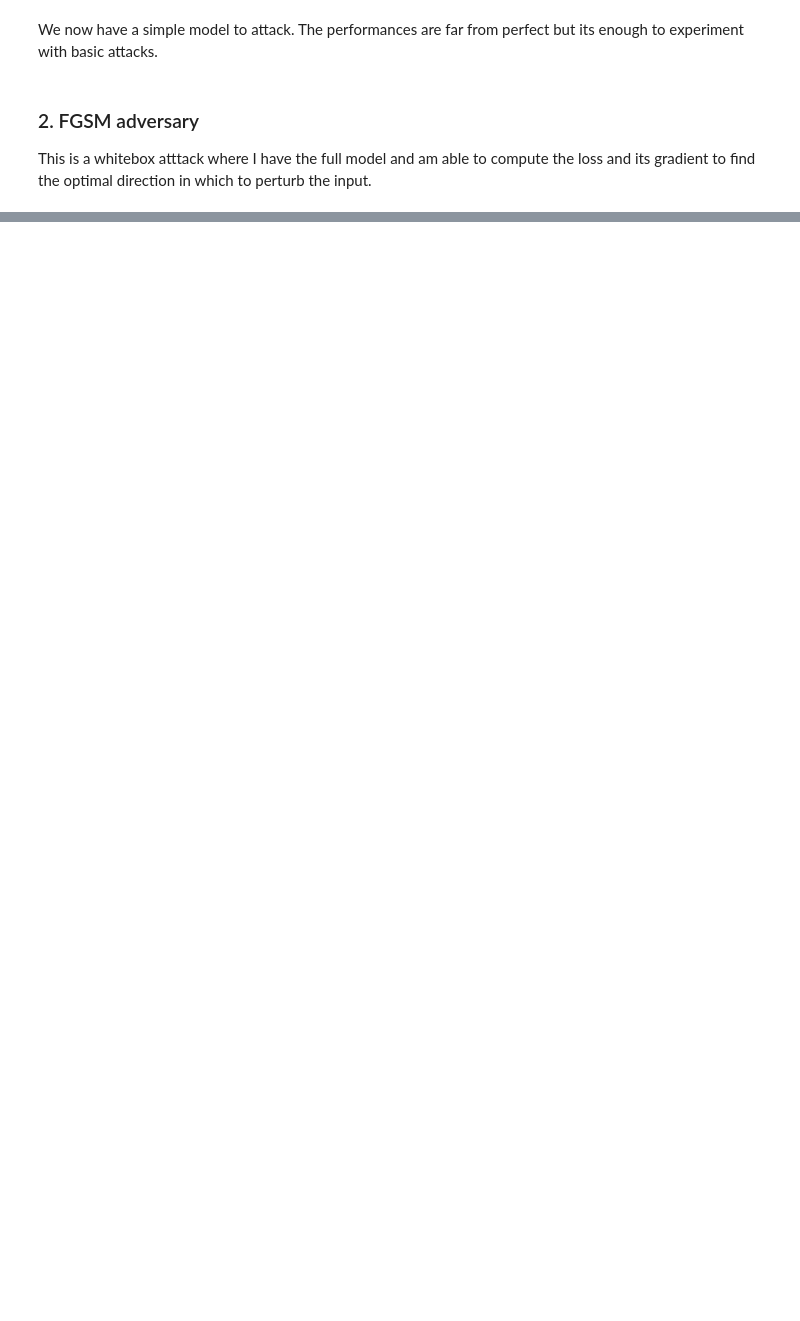
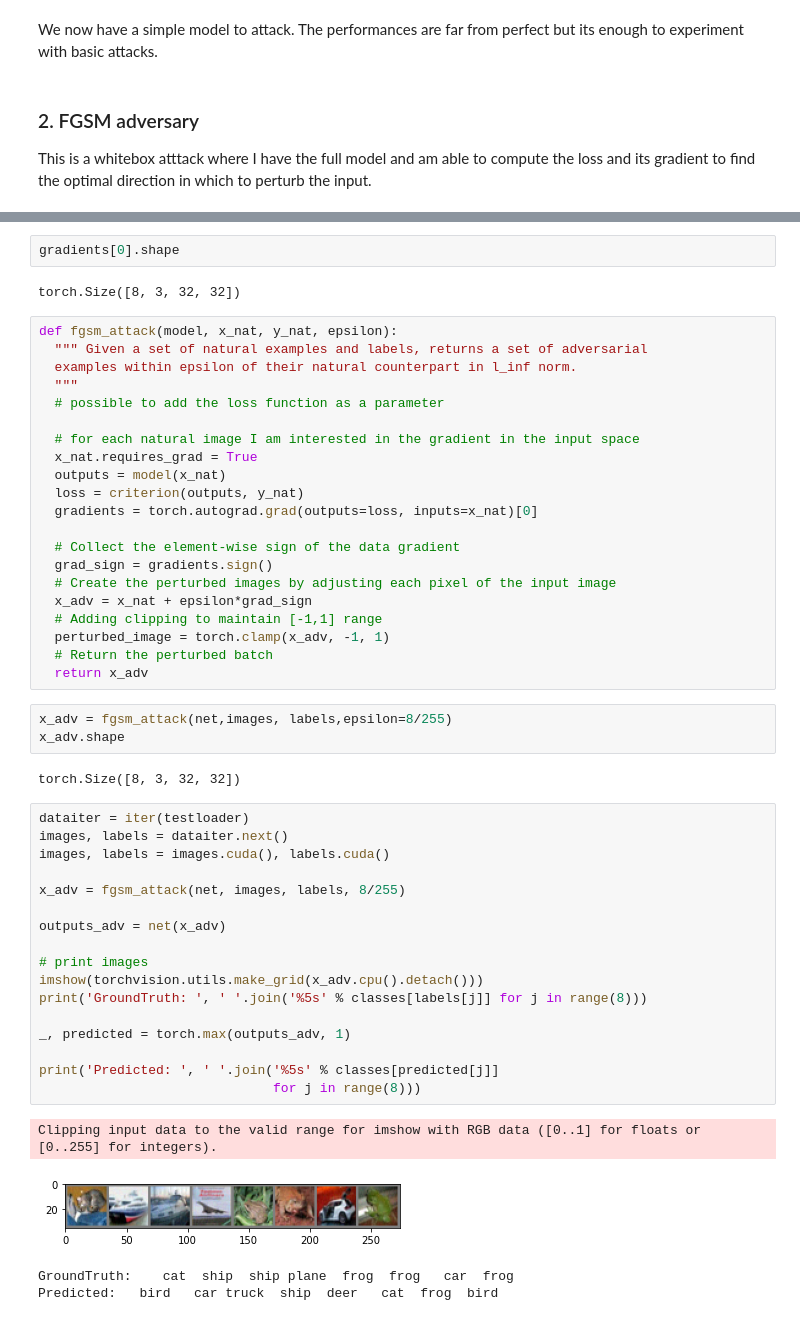
Before and after one commit to Geopalut/AdversarialML, a Jupyter notebook: basic_attacks.ipynb, the cells around one changed output, grey strips where cells are left out. Saved outputs shown, nothing was run; the diff lists cells and outputs as text; blank space fills up the shorter version.

```diff
--- a/basic_attacks.ipynb
+++ b/basic_attacks.ipynb
@@ -263,0 +271,52 @@ This is a whitebox atttack where I have the full model and am able to compute th
+# %%
+gradients[0].shape
+# %% [output]
+torch.Size([8, 3, 32, 32])
+# %%
+def fgsm_attack(model, x_nat, y_nat, epsilon):
+  """ Given a set of natural examples and labels, returns a set of adversarial
+  examples within epsilon of their natural counterpart in l_inf norm.
+  """
+  # possible to add the loss function as a parameter
+
+  # for each natural image I am interested in the gradient in the input space
+  x_nat.requires_grad = True
+  outputs = model(x_nat)
+  loss = criterion(outputs, y_nat)
+  gradients = torch.autograd.grad(outputs=loss, inputs=x_nat)[0]
+
+  # Collect the element-wise sign of the data gradient
+  grad_sign = gradients.sign()
+  # Create the perturbed images by adjusting each pixel of the input image
+  x_adv = x_nat + epsilon*grad_sign
+  # Adding clipping to maintain [-1,1] range
+  perturbed_image = torch.clamp(x_adv, -1, 1)
+  # Return the perturbed batch
+  return x_adv
+# %%
+x_adv = fgsm_attack(net,images, labels,epsilon=8/255)
+x_adv.shape
+# %% [output]
+torch.Size([8, 3, 32, 32])
+# %%
+dataiter = iter(testloader)
+images, labels = dataiter.next()
+images, labels = images.cuda(), labels.cuda()
+
+x_adv = fgsm_attack(net, images, labels, 8/255)
+
+outputs_adv = net(x_adv)
+
+# print images
+imshow(torchvision.utils.make_grid(x_adv.cpu().detach()))
+print('GroundTruth: ', ' '.join('%5s' % classes[labels[j]] for j in range(8)))
+
+_, predicted = torch.max(outputs_adv, 1)
+
+print('Predicted: ', ' '.join('%5s' % classes[predicted[j]]
+                              for j in range(8)))
+# %% [output]
+Clipping input data to the valid range for imshow with RGB data ([0..1] for floats or [0..255] for integers).
+[figure, added]
+GroundTruth:    cat  ship  ship plane  frog  frog   car  frog
+Predicted:   bird   car truck  ship  deer   cat  frog  bird
```
Also changed, not shown: parts of 16 cells of this notebook.
